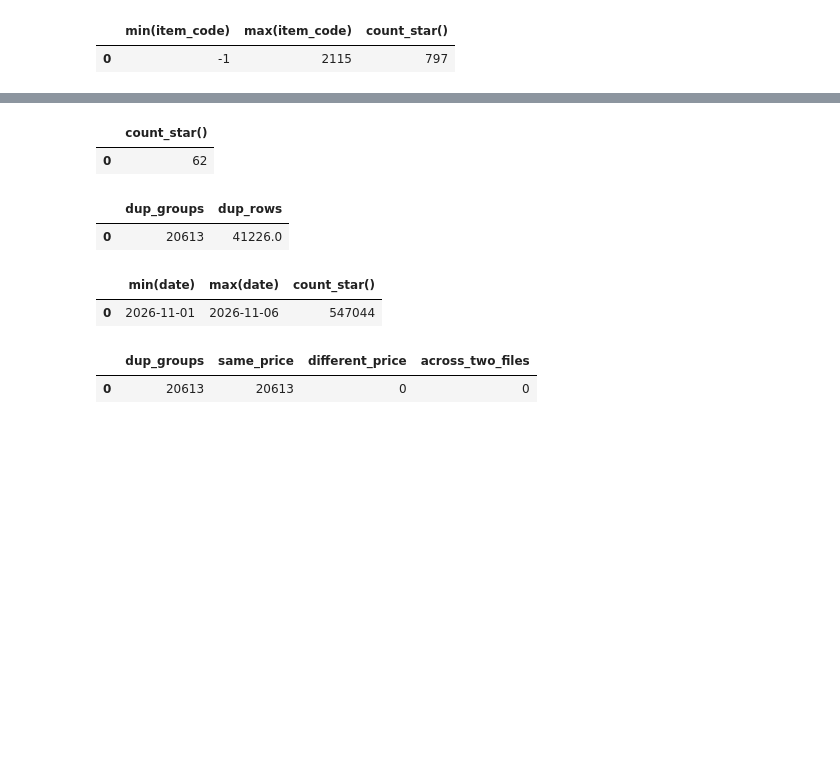
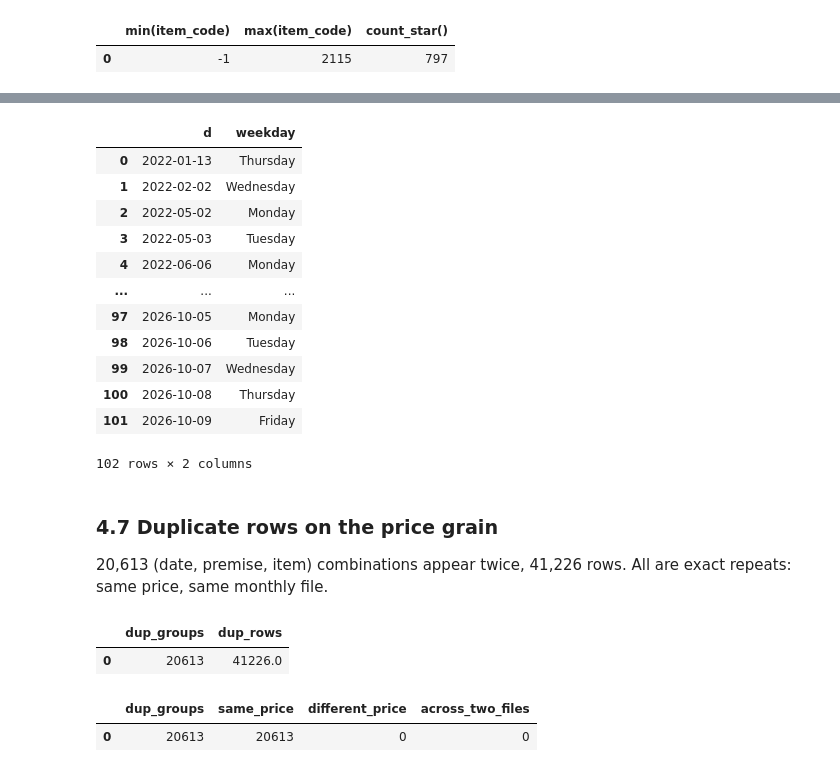
Before and after one commit to mhdkerol/my-cost-of-living, a Jupyter notebook: ingestion/ingestion_working.ipynb, the cells around one changed output, grey strips where cells are left out. Cells and saved outputs as stored; diff of their text form; code cells hidden in the pictures; blank space fills up the shorter version.

```diff
--- a/ingestion/ingestion_working.ipynb
+++ b/ingestion/ingestion_working.ipynb
@@ -279,8 +345,36 @@ order by 1
-# %%
-peek("select count(*) from information_schema.tables where table_schema = 'raw'")
-# %% [output]
-|  | count_star() |
-| 0 | 62 |
+# %%
+# the missing dates themselves, with weekday
+peek("""
+with spine as (
+    select unnest(generate_series(
+        date '2022-01-01',
+        (select max(price_date) from main.stg_pricecatcher),
+        interval 1 day
+    ))::date as d
+),
+have as (select distinct price_date as d from main.stg_pricecatcher)
+select s.d, dayname(s.d) as weekday
+from spine s left join have h on s.d = h.d
+where h.d is null
+order by s.d
+""")
+# %% [output]
+|  | d | weekday |
+| 0 | 2022-01-13 | Thursday |
+| 1 | 2022-02-02 | Wednesday |
+| 2 | 2022-05-02 | Monday |
+| 3 | 2022-05-03 | Tuesday |
+| 4 | 2022-06-06 | Monday |
+| ... | ... | ... |
+| 97 | 2026-10-05 | Monday |
+| 98 | 2026-10-06 | Tuesday |
+| 99 | 2026-10-07 | Wednesday |
+| 100 | 2026-10-08 | Thursday |
+| 101 | 2026-10-09 | Friday |
+102 rows × 2 columns
+# %% [markdown]
+### 4.7 Duplicate rows on the price grain
+20,613 (date, premise, item) combinations appear twice, 41,226 rows. All are exact repeats: same price, same monthly file.
 # %%
 peek("""
 select count(*) as dup_groups, sum(n) as dup_rows from (
@@ -293,11 +387,6 @@ select count(*) as dup_groups, sum(n) as dup_rows from (
 # %% [output]
 |  | dup_groups | dup_rows |
 | 0 | 20613 | 41226.0 |
-# %%
-peek("select min(date), max(date), count(*) from raw.pricecatcher_2026_11")
-# %% [output]
-|  | min(date) | max(date) | count_star() |
-| 0 | 2026-11-01 | 2026-11-06 | 547044 |
 # %%
 peek("""
 select
```
Also changed, not shown: parts of 27 cells of this notebook.
